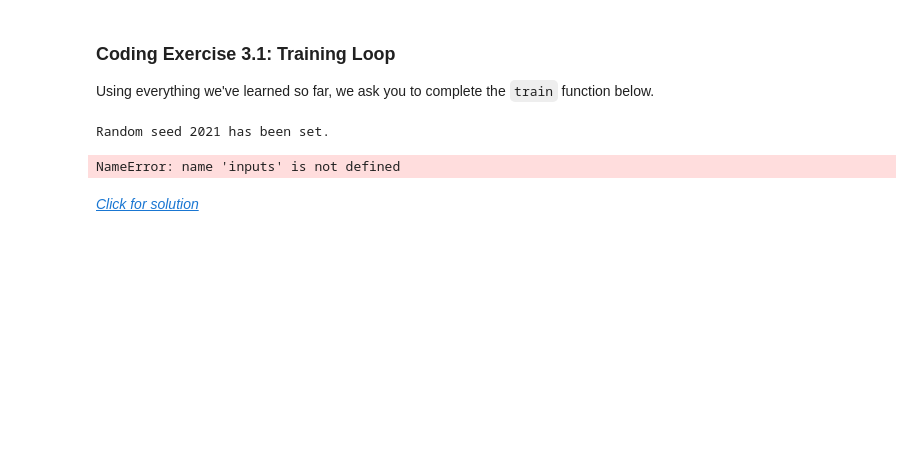
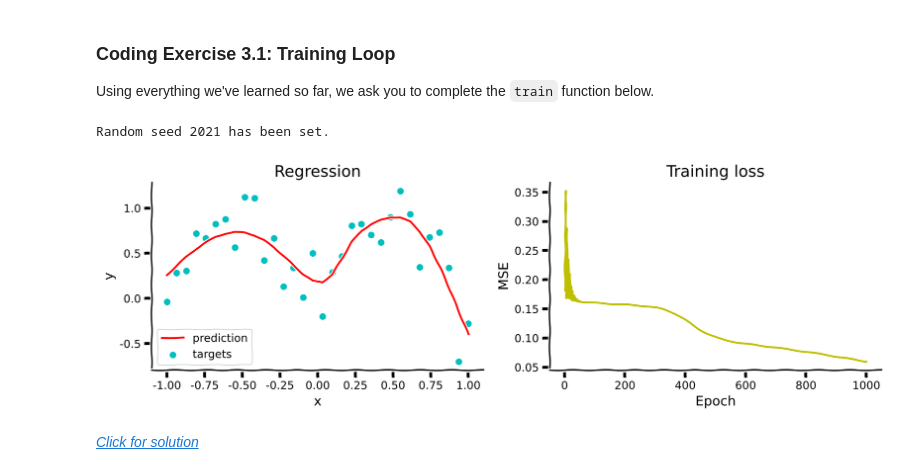
Before and after one commit to Luozeyuisthebest/course-content-dl, a Jupyter notebook: tutorials/W1D2_LinearDeepLearning/student/W1D2_Tutorial1.ipynb, the cells around one changed output. Cells and saved outputs as stored; diff of their text form; code cells hidden in the pictures; blank space fills up the shorter version.

```diff
--- a/tutorials/W1D2_LinearDeepLearning/student/W1D2_Tutorial1.ipynb
+++ b/tutorials/W1D2_LinearDeepLearning/student/W1D2_Tutorial1.ipynb
@@ -1010,12 +1017,14 @@ class WideNet(nn.Module):
     Returns:
       Nothing
     """
-    n_cells = 512
+    n_cells = 1000
     super().__init__()
     self.layers = nn.Sequential(
         nn.Linear(1, n_cells),
         nn.Tanh(),
-        nn.Linear(n_cells, 1),
+        nn.Linear(n_cells, 400),
+        nn.Tanh(),
+        nn.Linear(400, 1),
     )
 
   def forward(self, x):
@@ -1090,36 +1112,36 @@ def train(features, labels, model, loss_fun, optimizer, n_epochs):
 
   Returns:
     loss_record: list
       Record (evolution) of training losses
   """
   loss_record = []  # Keeping recods of loss
 
   for i in range(n_epochs):
     #################################################
     ## Implement the missing parts of the training loop
     # Complete the function and remove or comment the line below
     #raise NotImplementedError("Training loop `train`")
     #################################################
     optimizer.zero_grad()  # Set gradients to 0
-    predictions = Model(feature)  # Compute model prediction (output)
+    predictions = model(features)  # Compute model prediction (output)
     loss = loss_fun(predictions, labels)  # Compute the loss
     loss.backward()  # Compute gradients (backward pass)
     optimizer.step()  # Update parameters (optimizer takes a step)
 
     loss_record.append(loss.item())
   return loss_record
 
 
 
 set_seed(seed=2021)
-epochs = 1847 # Cauchy, Exercices d'analyse et de physique mathematique (1847)
+epochs = 1000 # Cauchy, Exercices d'analyse et de physique mathematique (1847)
 ## Uncomment to run
 losses = train(inputs, targets, wide_net, loss_function, sgd_optimizer, epochs)
 with plt.xkcd():
   ex3_plot(wide_net, inputs, targets, epochs, losses)
 # %% [output]
 Random seed 2021 has been set.
-NameError: name 'inputs' is not defined
+[figure, added]
 # %% [markdown]
 [*Click for solution*](https://github.com/NeuromatchAcademy/course-content-dl/tree/main/tutorials/W1D2_LinearDeepLearning/solutions/W1D2_Tutorial1_Solution_5901bdf4.py)
 # %%
```
Also changed, not shown: parts of 10 cells of this notebook.
